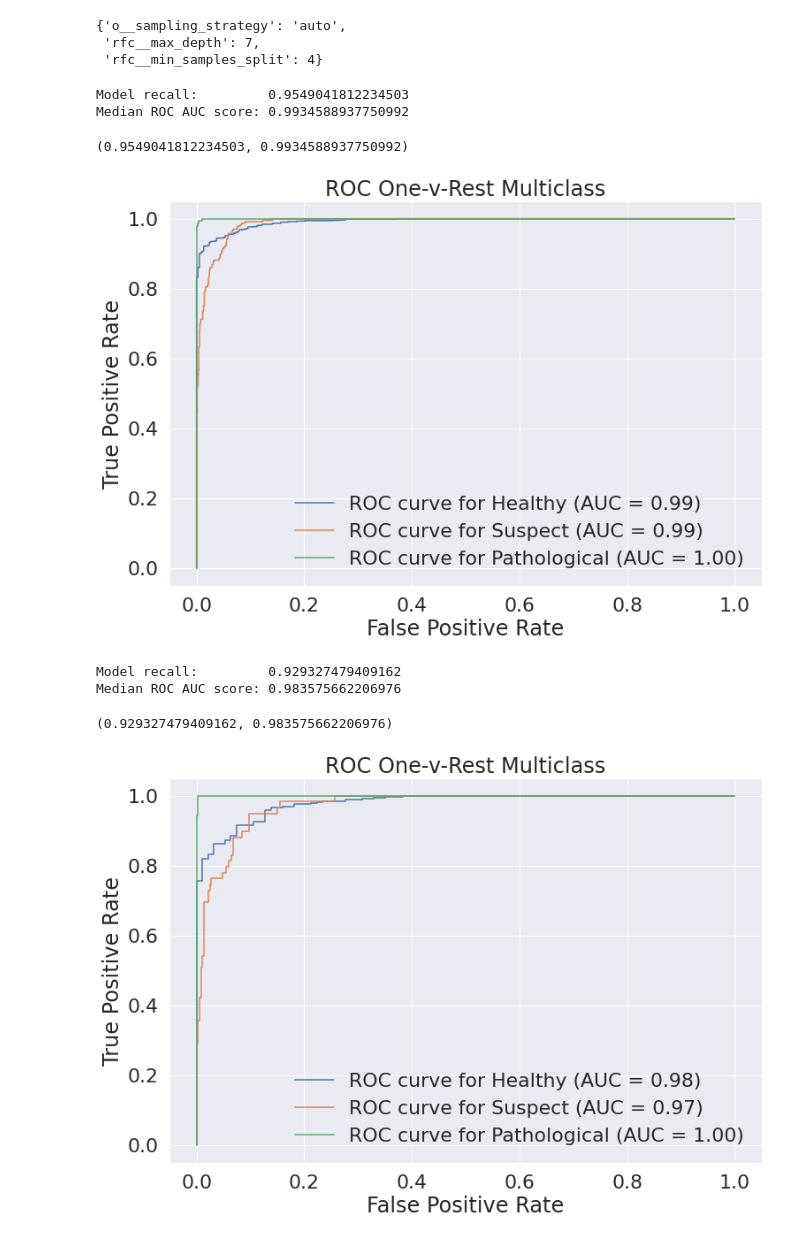
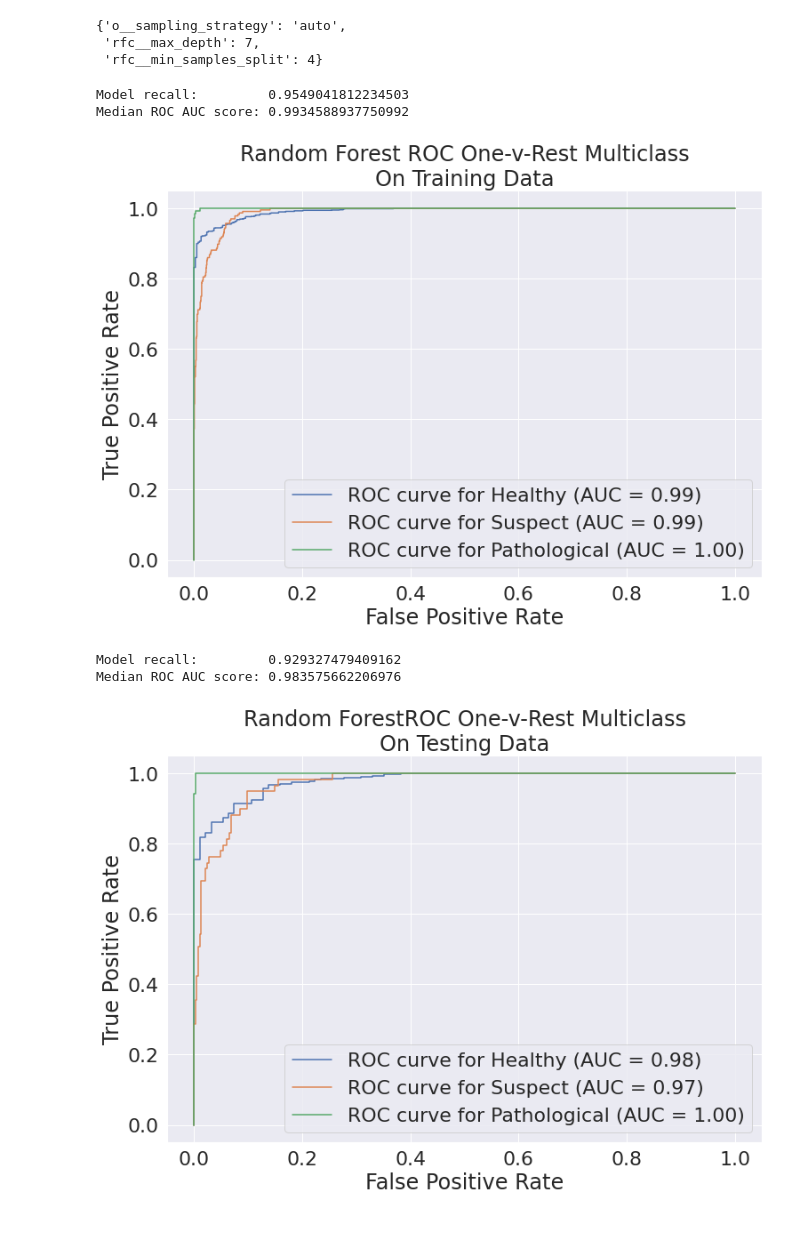
Before and after one commit to ParkedHampster/Fetal-Health-Classification-Prediction, a Jupyter notebook: scratch_books/scratch.ipynb, the cells around one changed output. Drawn from its saved outputs; the diff is of its cells as text; code cells hidden in the pictures.

```diff
--- a/scratch_books/scratch.ipynb
+++ b/scratch_books/scratch.ipynb
@@ -380,22 +453,28 @@ Fitting 5 folds for each of 18 candidates, totalling 90 fits
 # %%
 fig, ax = plt.subplots(figsize=(12,8))
 model_scoring(
     tree_gs.best_estimator_,X_train,y_train,average='macro',
                         plot_curve=True, ax=ax,
                         class_names=['Healthy','Suspect','Pathological'])
+
+ax.set(
+    title="Random Forest " + ax.title.get_text() + "\nOn Training Data"
+);
 # %% [output]
 Model recall:         0.9549041812234503
 Median ROC AUC score: 0.9934588937750992
-(0.9549041812234503, 0.9934588937750992)
-[figure, old version]
+[figure, new version]
 # %%
 fig, ax = plt.subplots(figsize=(12,8))
 model_scoring(
     tree_gs.best_estimator_,X_test,y_test,average='macro',
                         plot_curve=True, ax=ax,
                         class_names=['Healthy','Suspect','Pathological'])
+
+ax.set(
+    title="Random Forest" + ax.title.get_text() + "\nOn Testing Data"
+);
 # %% [output]
 Model recall:         0.929327479409162
 Median ROC AUC score: 0.983575662206976
-(0.929327479409162, 0.983575662206976)
-[figure, old version]
+[figure, new version]
```
Also changed, not shown: parts of 16 cells of this notebook, 2 other files.
